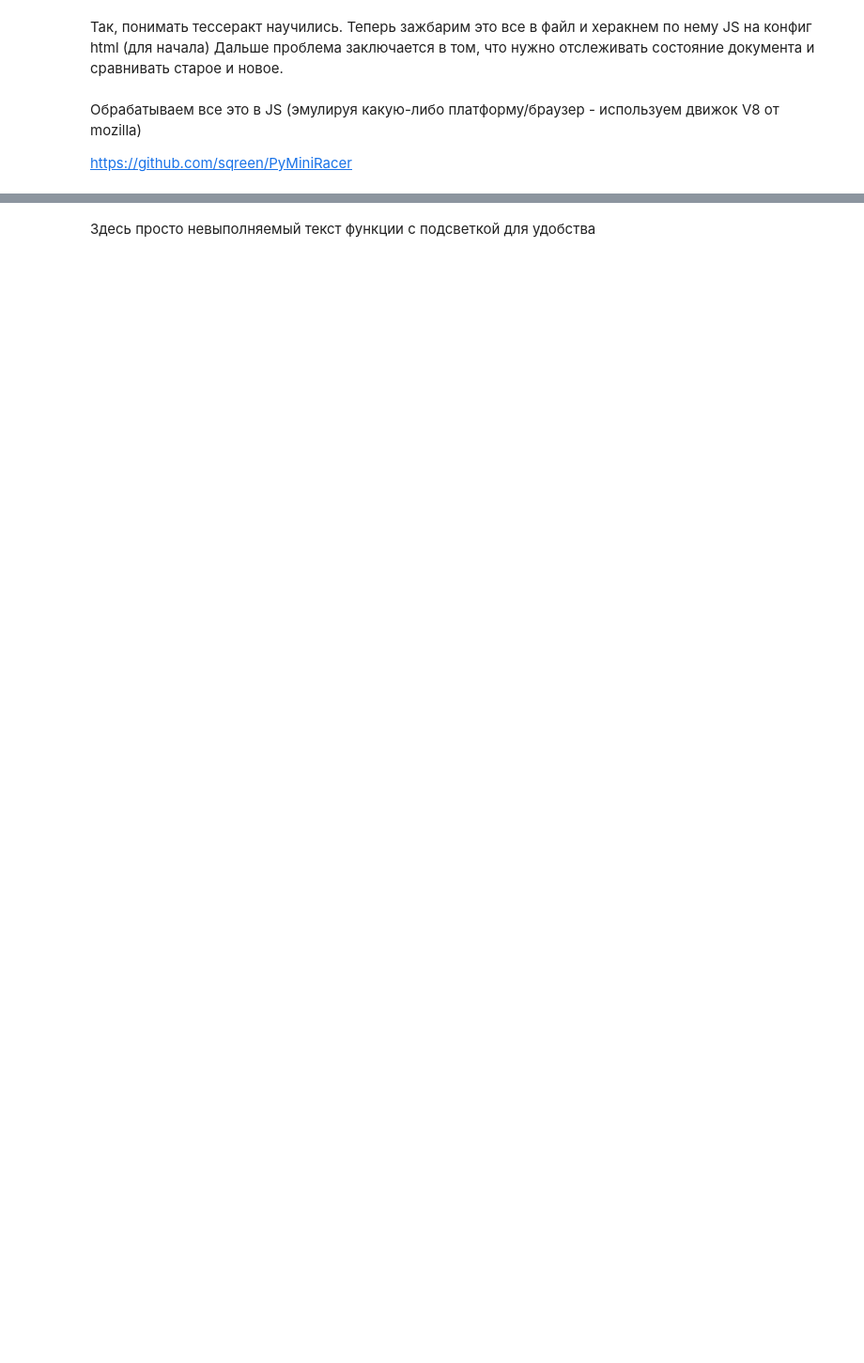
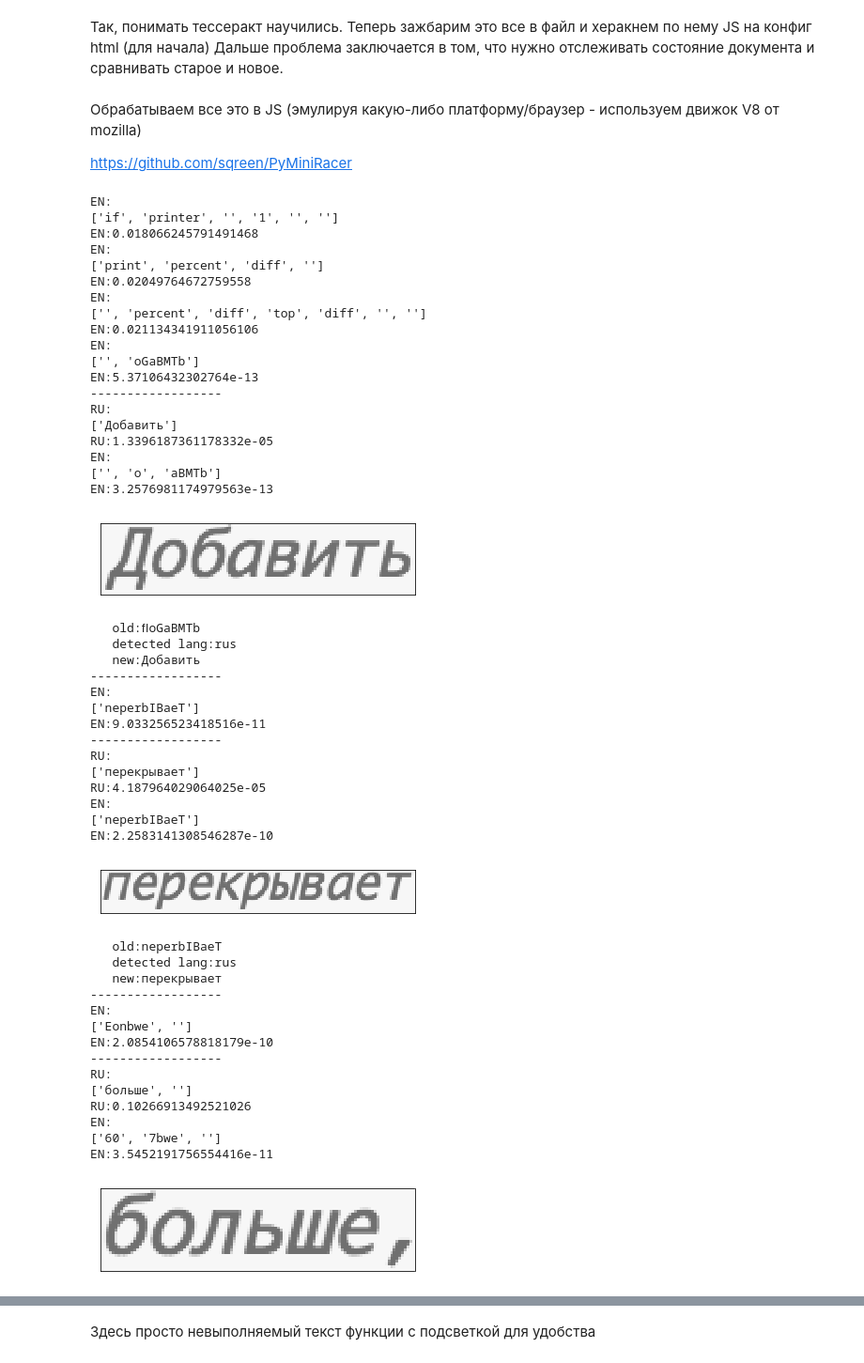
Before and after one commit to Romakin/Homeworks, a Jupyter notebook: Diploma.ipynb, the cells around one changed output, grey strips where cells are left out. Shown at 94% size. Saved outputs shown, nothing was run; the diff lists cells and outputs as text; code cells hidden in the pictures; blank space fills up the shorter version.

```diff
--- a/Diploma.ipynb
+++ b/Diploma.ipynb
@@ -168,0 +177,5 @@ a cam cpencraa ~ uaxannuaav‘ne!
+# %%
+height, width, channels = img_demoise.shape
+print (height, width, channels)
+# thheight, thwidth, thchannels = th1.shape
+# print (thheight, thwidth, thchannels)
@@ -168,0 +307,4 @@ a cam cpencraa ~ uaxannuaav‘ne!
+# %%
+%%time
+DOCUMENT_LANGUAGE = cropDetectLanguage(img,10,3)
+print(DOCUMENT_LANGUAGE)
@@ -302,3 +558,60 @@ def rows_sort_and_validate(rows):
 Обрабатываем все это в JS (эмулируя какую-либо платформу/браузер - используем движок V8 от mozilla)
 
 https://github.com/sqreen/PyMiniRacer
+# %%
+%%time
+ru_lm = trigram_lm(RU_DF)
+en_lm = trigram_lm(EN_DF)
+json_py_str = imageToJSON(img, DOCUMENT_LANGUAGE, ru_lm, en_lm,1)
+print(json_py_str)
+# %% [output]
+EN:
+['if', 'printer', '', '1', '', '']
+EN:0.018066245791491468
+EN:
+['print', 'percent', 'diff', '']
+EN:0.02049764672759558
+EN:
+['', 'percent', 'diff', 'top', 'diff', '', '']
+EN:0.021134341911056106
+EN:
+['', 'oGaBMTb']
+EN:5.37106432302764e-13
+------------------
+RU:
+['Добавить']
+RU:1.3396187361178332e-05
+EN:
+['', 'o', 'aBMTb']
+EN:3.2576981174979563e-13
+[figure, added]
+   old:ﬂoGaBMTb
+   detected lang:rus
+   new:Добавить
+------------------
+EN:
+['neperbIBaeT']
+EN:9.033256523418516e-11
+------------------
+RU:
+['перекрывает']
+RU:4.187964029064025e-05
+EN:
+['neperbIBaeT']
+EN:2.2583141308546287e-10
+[figure, added]
+   old:neperbIBaeT
+   detected lang:rus
+   new:перекрывает
+------------------
+EN:
+['Eonbwe', '']
+EN:2.0854106578818179e-10
+------------------
+RU:
+['больше', '']
+RU:0.10266913492521026
+EN:
+['60', '7bwe', '']
+EN:3.5452191756554416e-11
+[figure, added]
```
Also changed, not shown: parts of 27 cells of this notebook, 3 other files.
